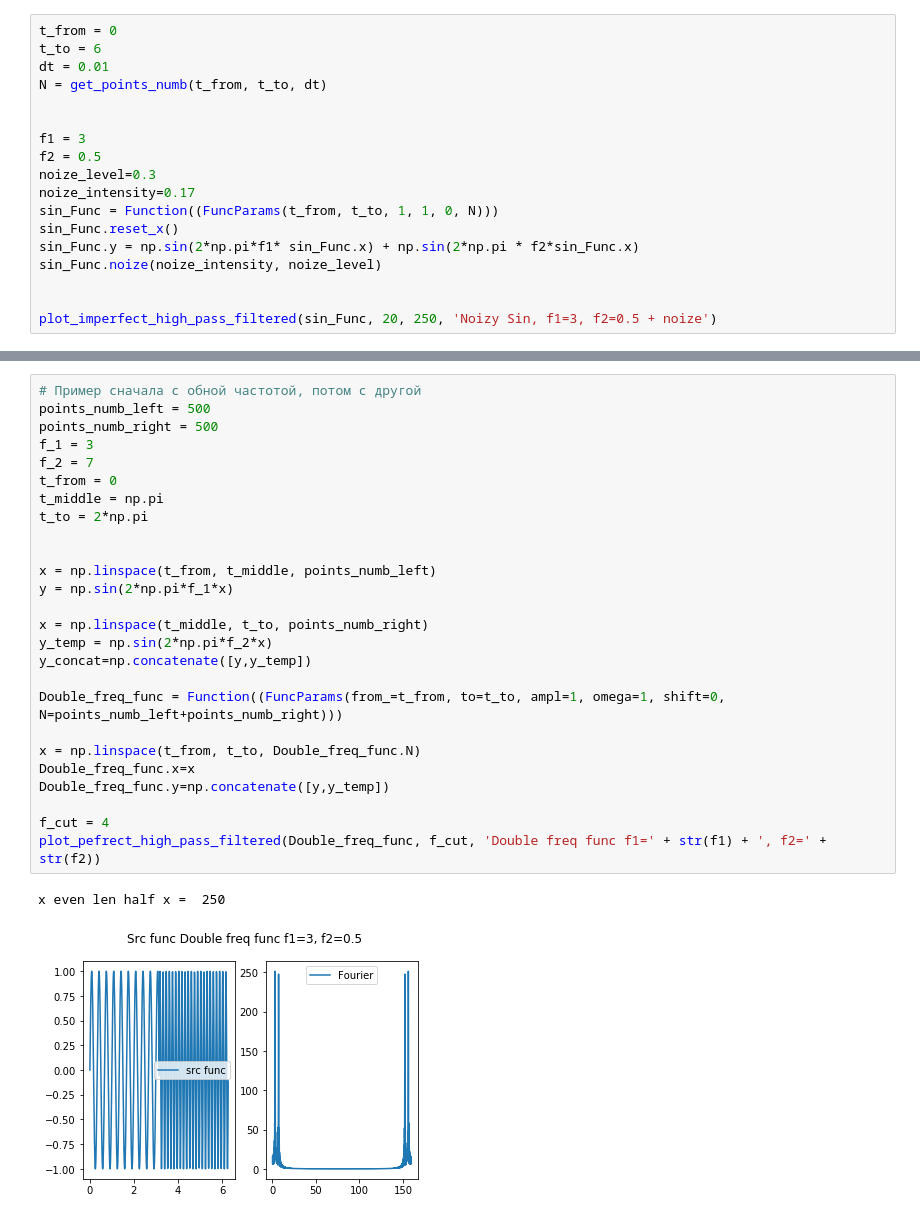
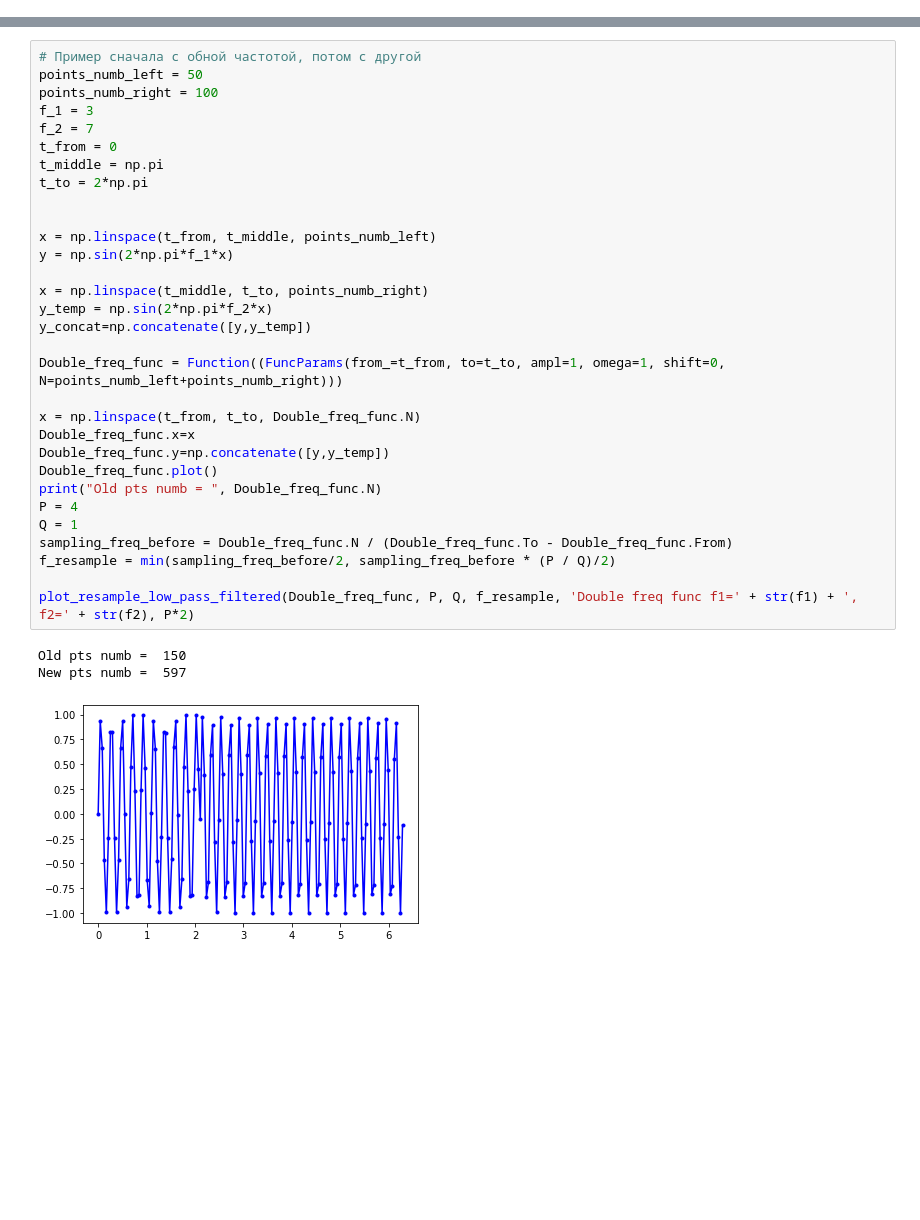
Before and after one commit to PashaIanko/Python, a Jupyter notebook: Signal resampling/Signal Resampling.ipynb, the cells around one changed output, grey strips where cells are left out. Cells and saved outputs as stored; diff of their text form; blank space fills up the shorter version.

```diff
--- a/Signal resampling/Signal Resampling.ipynb
+++ b/Signal resampling/Signal Resampling.ipynb
@@ -413,18 +401,0 @@ x even len half x =  150
-# %%
-t_from = 0
-t_to = 6
-dt = 0.01
-N = get_points_numb(t_from, t_to, dt)
-
-
-f1 = 3
-f2 = 0.5
-noize_level=0.3
-noize_intensity=0.17
-sin_Func = Function((FuncParams(t_from, t_to, 1, 1, 0, N)))
-sin_Func.reset_x()
-sin_Func.y = np.sin(2*np.pi*f1* sin_Func.x) + np.sin(2*np.pi * f2*sin_Func.x)
-sin_Func.noize(noize_intensity, noize_level)
-
-
-plot_imperfect_high_pass_filtered(sin_Func, 20, 250, 'Noizy Sin, f1=3, f2=0.5 + noize')
@@ -438,29 +402,35 @@ plot_imperfect_high_pass_filtered(sin_Func, 20, 250, 'Noizy Sin, f1=3, f2=0.5 +
 # %%
 # Пример сначала с обной частотой, потом с другой
-points_numb_left = 500
-points_numb_right = 500
+points_numb_left = 50
+points_numb_right = 100
 f_1 = 3
 f_2 = 7
 t_from = 0
 t_middle = np.pi
 t_to = 2*np.pi
 
 
 x = np.linspace(t_from, t_middle, points_numb_left)
 y = np.sin(2*np.pi*f_1*x)
 
 x = np.linspace(t_middle, t_to, points_numb_right)
 y_temp = np.sin(2*np.pi*f_2*x)
 y_concat=np.concatenate([y,y_temp])
 
 Double_freq_func = Function((FuncParams(from_=t_from, to=t_to, ampl=1, omega=1, shift=0, N=points_numb_left+points_numb_right)))
 
 x = np.linspace(t_from, t_to, Double_freq_func.N)
 Double_freq_func.x=x
 Double_freq_func.y=np.concatenate([y,y_temp])
+Double_freq_func.plot()
+print("Old pts numb = ", Double_freq_func.N)
+P = 4
+Q = 1
+sampling_freq_before = Double_freq_func.N / (Double_freq_func.To - Double_freq_func.From)
+f_resample = min(sampling_freq_before/2, sampling_freq_before * (P / Q)/2)
 
-f_cut = 4
-plot_pefrect_high_pass_filtered(Double_freq_func, f_cut, 'Double freq func f1=' + str(f1) + ', f2=' + str(f2))
+plot_resample_low_pass_filtered(Double_freq_func, P, Q, f_resample, 'Double freq func f1=' + str(f1) + ', f2=' + str(f2), P*2)
 # %% [output]
-x even len half x =  250
+Old pts numb =  150
+New pts numb =  597
-[figure, old version]
+[figure, new version]
```
Also changed, not shown: parts of 11 cells of this notebook.
